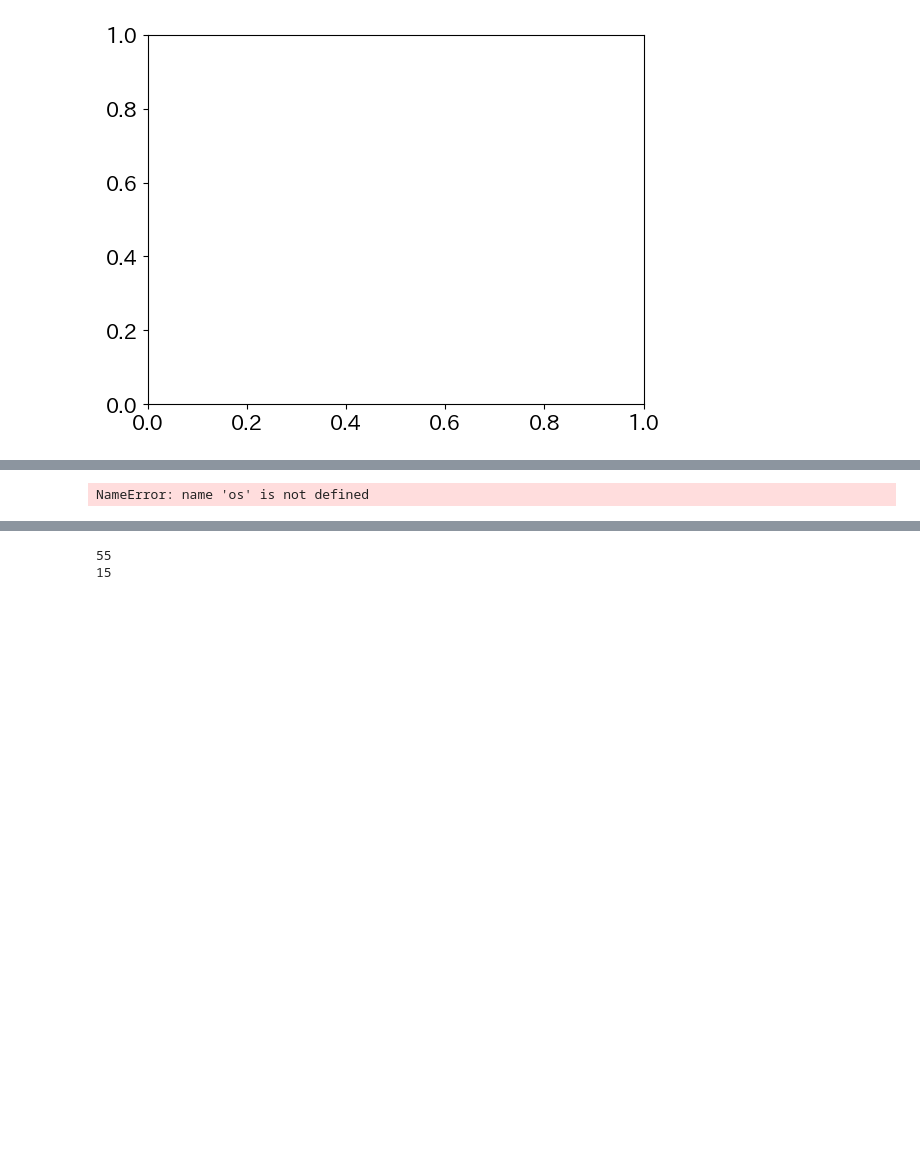
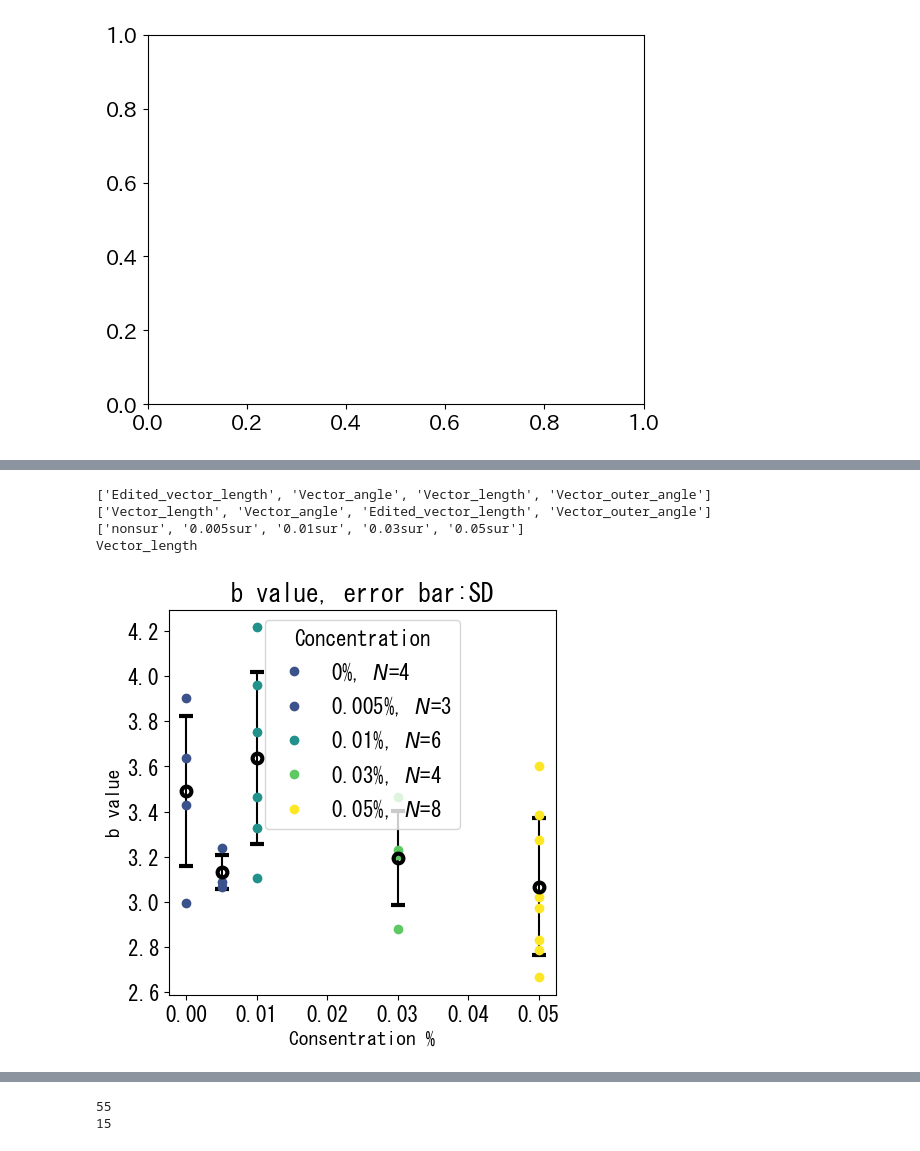
Before and after one commit to momoya-N/dendrite, a Jupyter notebook: movie_analisis/analisis_program/branch_analisys/movie_analisys_plot.ipynb, the cells around one changed output, grey strips where cells are left out. Saved outputs shown, nothing was run; the diff lists cells and outputs as text; code cells hidden in the pictures; blank space fills up the shorter version.

```diff
--- a/movie_analisis/analisis_program/branch_analisys/movie_analisys_plot.ipynb
+++ b/movie_analisis/analisis_program/branch_analisys/movie_analisys_plot.ipynb
@@ -750,7 +815,7 @@ for kind in data_kind_list :
                 data_sum=sum(data)
 
                 #相補累積分布関数,重みづけされたもの
-                axes[0,2].set_title("weighted_relative_frecuency")
+                # axes[0,2].set_title("weighted_relative_frecuency")
                 sx=sorted(data)
                 sy=[1-sum(sx[0:i])/data_sum for i in range(N_data)]
                 # axes[pic_row,pic_col].scatter(sx,sy,color=colors_plot[target_i],s=3)
@@ -801,34 +866,38 @@ for kind in data_kind_list :
                 # axes[0,3].set_title(r"branch length without $r<$"+str(cutoff)+" (pix)")
                 # axes[pic_row,pic_col].set_xscale("log")
                 # axes[pic_row,pic_col].set_yscale("log")
 
                 # os.makedirs(data_dir_path+"/each_result_img/",exist_ok=True)
                 # plt.savefig(data_dir_path+"/each_result_img/" + str(kind) + "_" + str(target) +".pdf")
                 # plt.savefig(data_dir_path+"/each_result_img/" + str(kind) + "_" + str(target) + ".png")
                 pic_count+=1
 plt.show()
 
 fig,ax=plt.subplots(1,1,figsize=(5,5))
 # ax.set_title=("b value, error bar:SD")
 for sur_i , surfactant in enumerate(sur_con_list):
     x_b=np.full(len(b_list[sur_i]),float(sur_con_list[sur_i].replace("sur","").replace("non","0")))
     y_b=np.array(b_list[sur_i])
     y_b_ave=np.average(y_b)
     y_b_err_sd=y_b.std()
 
     ax.errorbar(x_b[0],y_b_ave,yerr=y_b_err_sd,capsize=5, fmt='o', ecolor='k', ms=7, mfc='None', mec='k',mew=3)
     ax.plot(x_b,y_b,"o",ls="",c=colors_plot[sur_i],label=sur_con_list[sur_i].replace("sur","%").replace("non","0")+r", $N$=" + str(len(b_list[sur_i])))
 
 ax.set_xlabel("Consentration %",fontsize=14)
 ax.set_ylabel("b value",fontsize=14)
 ax.legend(title="Concentration")
 ax.set_title("b value, error bar:SD")
 # os.makedirs(data_dir_path+"/each_result_img/",exist_ok=True)
 # plt.savefig(data_dir_path+"/each_result_img/fit_value_" + name +".pdf")
 # plt.savefig(data_dir_path+"/each_result_img/fit_value_" + name + ".png")
 plt.show()
 # %% [output]
-NameError: name 'os' is not defined
+['Edited_vector_length', 'Vector_angle', 'Vector_length', 'Vector_outer_angle']
+['Vector_length', 'Vector_angle', 'Edited_vector_length', 'Vector_outer_angle']
+['nonsur', '0.005sur', '0.01sur', '0.03sur', '0.05sur']
+Vector_length
+[figure, added]
 # %%
 def CCDF_exp(x,a,b): #Complementary Cumulative Distribution Function(相補累積分布関数)
     return b/a*np.exp(-b*x)
```
Also changed, not shown: parts of 4 cells of this notebook, 19 other files.
